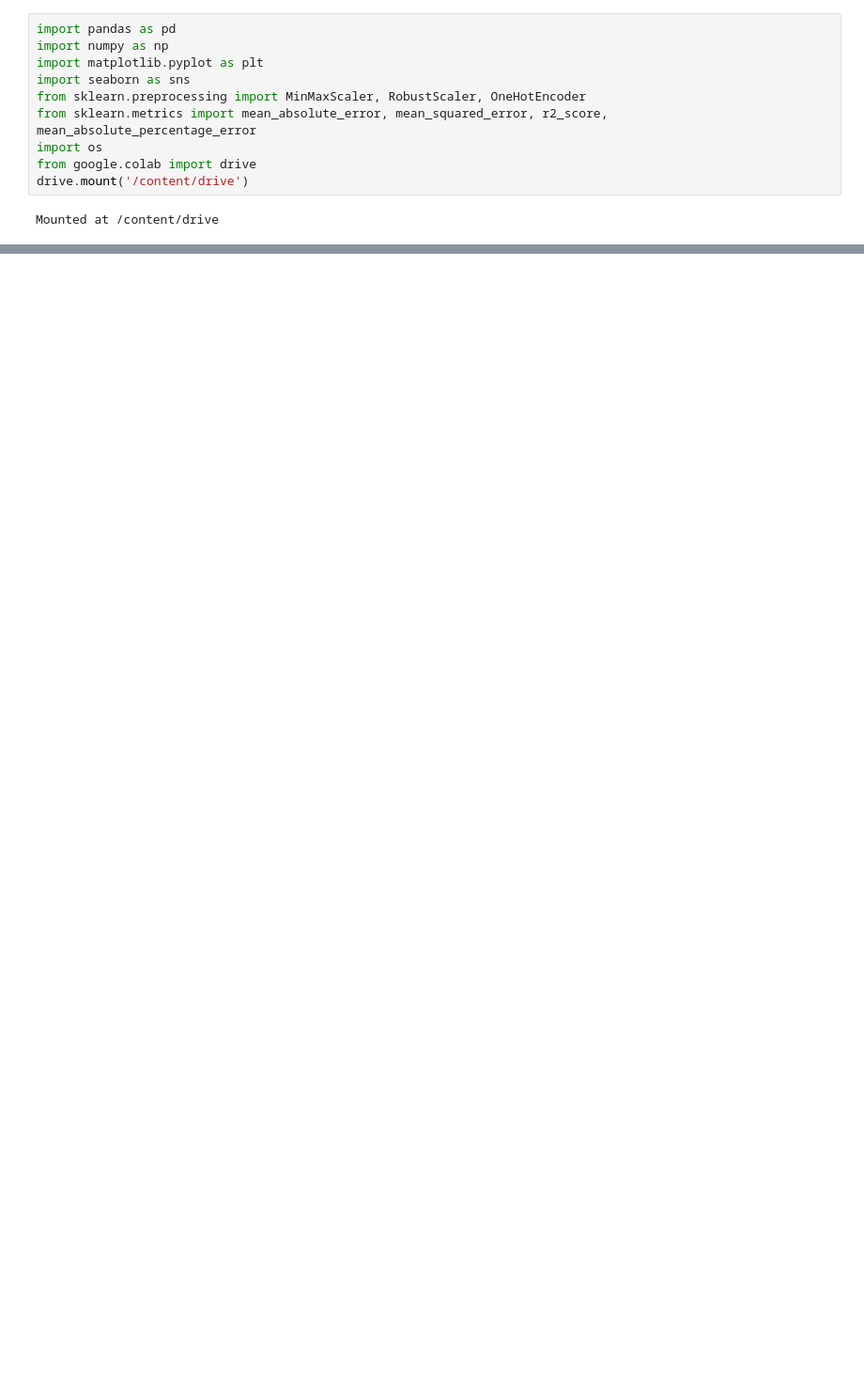
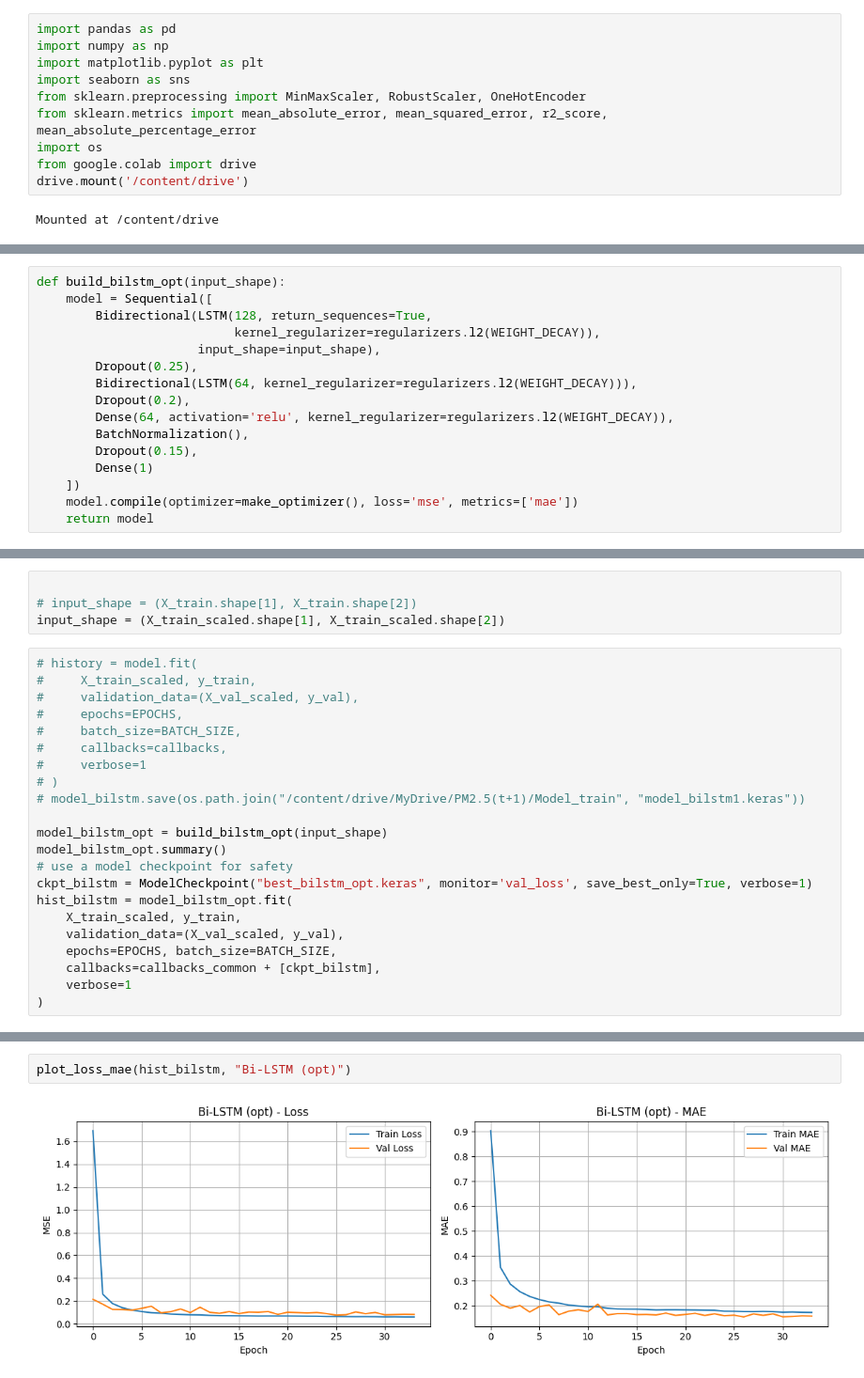
Before and after one commit to pvnhuong2405/PM25-timeseries-forecasting, a Jupyter notebook: PM2.5(t+1).ipynb, the cells around one changed output, grey strips where cells are left out. Shown: that part at 94% size. Saved outputs shown, nothing was run; the diff lists cells and outputs as text; blank space fills up the shorter version.

```diff
--- a/PM2.5(t+1).ipynb
+++ b/PM2.5(t+1).ipynb
@@ -462,0 +622,16 @@ cp: cannot stat '/content/drive/MyDrive/bi-LSTM, RNN, GRU/Data/AirQualityHoChiMi
+# %%
+def build_bilstm_opt(input_shape):
+    model = Sequential([
+        Bidirectional(LSTM(128, return_sequences=True,
+                           kernel_regularizer=regularizers.l2(WEIGHT_DECAY)),
+                      input_shape=input_shape),
+        Dropout(0.25),
+        Bidirectional(LSTM(64, kernel_regularizer=regularizers.l2(WEIGHT_DECAY))),
+        Dropout(0.2),
+        Dense(64, activation='relu', kernel_regularizer=regularizers.l2(WEIGHT_DECAY)),
+        BatchNormalization(),
+        Dropout(0.15),
+        Dense(1)
+    ])
+    model.compile(optimizer=make_optimizer(), loss='mse', metrics=['mae'])
+    return model
@@ -462,0 +642,26 @@ cp: cannot stat '/content/drive/MyDrive/bi-LSTM, RNN, GRU/Data/AirQualityHoChiMi
+# %%
+
+# input_shape = (X_train.shape[1], X_train.shape[2])
+input_shape = (X_train_scaled.shape[1], X_train_scaled.shape[2])
+# %%
+# history = model.fit(
+#     X_train_scaled, y_train,
+#     validation_data=(X_val_scaled, y_val),
+#     epochs=EPOCHS,
+#     batch_size=BATCH_SIZE,
+#     callbacks=callbacks,
+#     verbose=1
+# )
+# model_bilstm.save(os.path.join("/content/drive/MyDrive/PM2.5(t+1)/Model_train", "model_bilstm1.keras"))
+
+model_bilstm_opt = build_bilstm_opt(input_shape)
+model_bilstm_opt.summary()
+# use a model checkpoint for safety
+ckpt_bilstm = ModelCheckpoint("best_bilstm_opt.keras", monitor='val_loss', save_best_only=True, verbose=1)
+hist_bilstm = model_bilstm_opt.fit(
+    X_train_scaled, y_train,
+    validation_data=(X_val_scaled, y_val),
+    epochs=EPOCHS, batch_size=BATCH_SIZE,
+    callbacks=callbacks_common + [ckpt_bilstm],
+    verbose=1
+)
@@ -462,0 +733,4 @@ cp: cannot stat '/content/drive/MyDrive/bi-LSTM, RNN, GRU/Data/AirQualityHoChiMi
+# %%
+plot_loss_mae(hist_bilstm, "Bi-LSTM (opt)")
+# %% [output]
+[figure, added]
```
Also changed, not shown: parts of 93 cells of this notebook.
